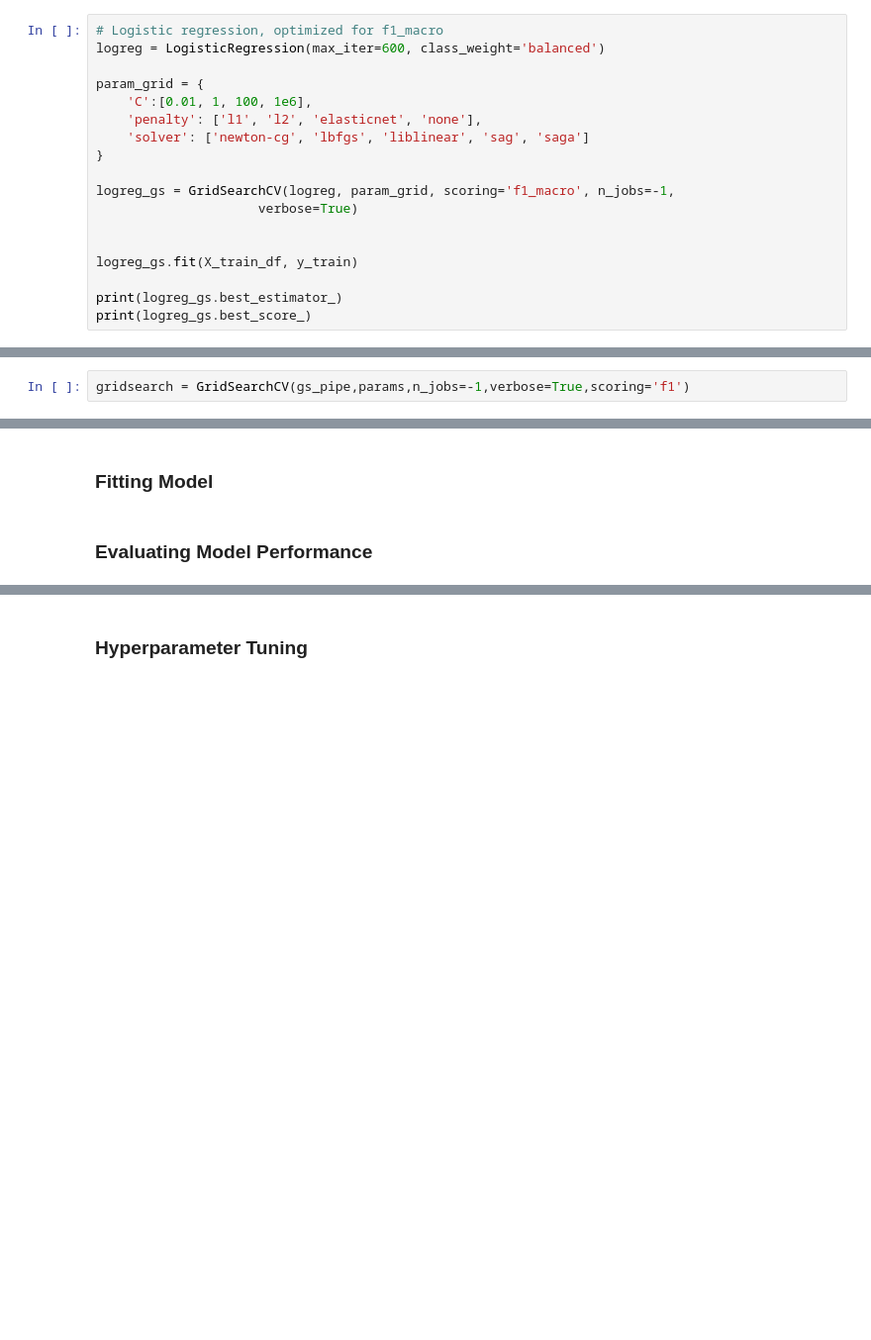
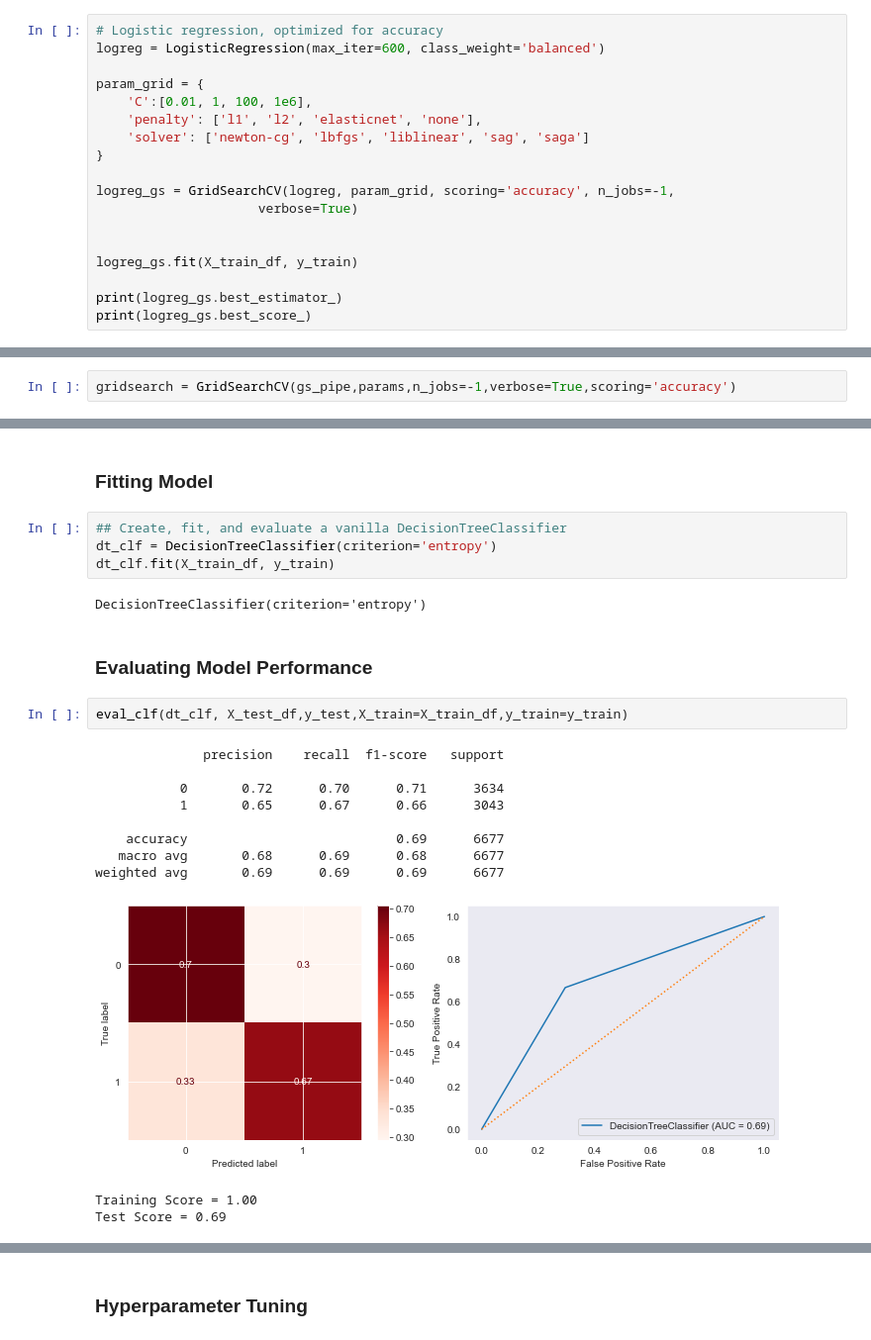
Before and after one commit to rcauvy/Flu_Shot_Learning, a Jupyter notebook: index.ipynb, the cells around one changed output, grey strips where cells are left out. Shown at 99% size. Saved outputs shown, nothing was run; the diff lists cells and outputs as text; blank space fills up the shorter version.

```diff
--- a/index.ipynb
+++ b/index.ipynb
@@ -620,7 +632,7 @@ Test Score = 0.79
 # %% [markdown]
 ### Hyperparameter Tuning With GridSearch
 # %%
-# Logistic regression, optimized for f1_macro
+# Logistic regression, optimized for accuracy
 logreg = LogisticRegression(max_iter=600, class_weight='balanced')
 
 param_grid = {
@@ -629,7 +641,7 @@ param_grid = {
     'solver': ['newton-cg', 'lbfgs', 'liblinear', 'sag', 'saga']
 }
 
-logreg_gs = GridSearchCV(logreg, param_grid, scoring='f1_macro', n_jobs=-1,
+logreg_gs = GridSearchCV(logreg, param_grid, scoring='accuracy', n_jobs=-1,
                      verbose=True)
 
 
@@ -698,7 +710,7 @@ gs_pipe = Pipeline([('ct',preprocessor),
 params = {'ct__Cat__imputer__strategy':['median','mean','most_frequent','constant'],
       'ct__Cat__imputer__fill_value':[0,-999]}
 # %%
-gridsearch = GridSearchCV(gs_pipe,params,n_jobs=-1,verbose=True,scoring='f1')
+gridsearch = GridSearchCV(gs_pipe,params,n_jobs=-1,verbose=True,scoring='accuracy')
 # %%
 gridsearch.fit(X_train,y_train)
 gridsearch.best_params_
@@ -861,5 +873,25 @@ weighted avg       0.78      0.78      0.78      6677
 ## DecisionTree
 # %% [markdown]
 ### Fitting Model
+# %%
+## Create, fit, and evaluate a vanilla DecisionTreeClassifier
+dt_clf = DecisionTreeClassifier(criterion='entropy')
+dt_clf.fit(X_train_df, y_train)
+# %% [output]
+DecisionTreeClassifier(criterion='entropy')
 # %% [markdown]
 ### Evaluating Model Performance
+# %%
+eval_clf(dt_clf, X_test_df,y_test,X_train=X_train_df,y_train=y_train)
+# %% [output]
+              precision    recall  f1-score   support
+
+           0       0.72      0.70      0.71      3634
+           1       0.65      0.67      0.66      3043
+
+    accuracy                           0.69      6677
+   macro avg       0.68      0.69      0.68      6677
+weighted avg       0.69      0.69      0.69      6677
+[figure, added]
+Training Score = 1.00
+Test Score = 0.69
```
Also changed, not shown: parts of 32 cells of this notebook.
